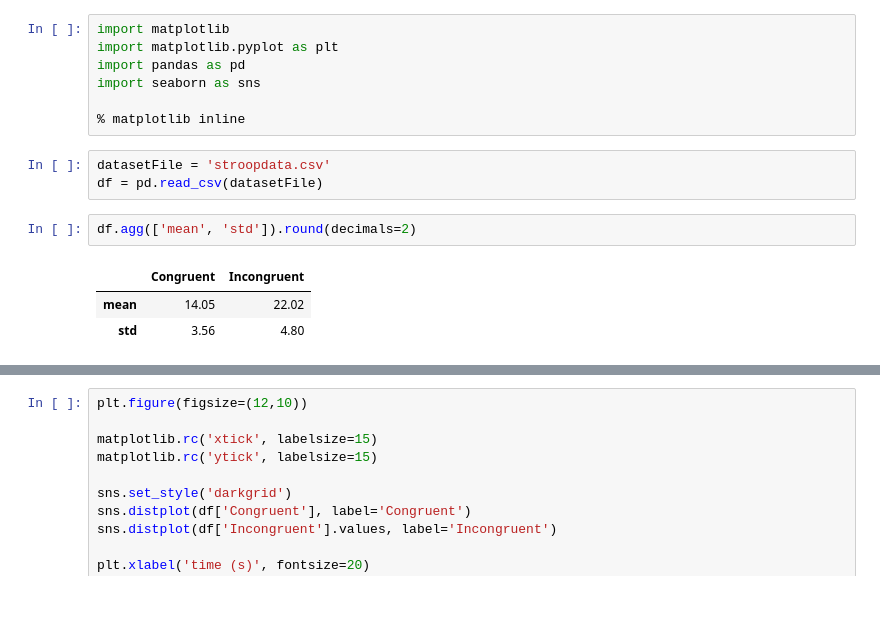
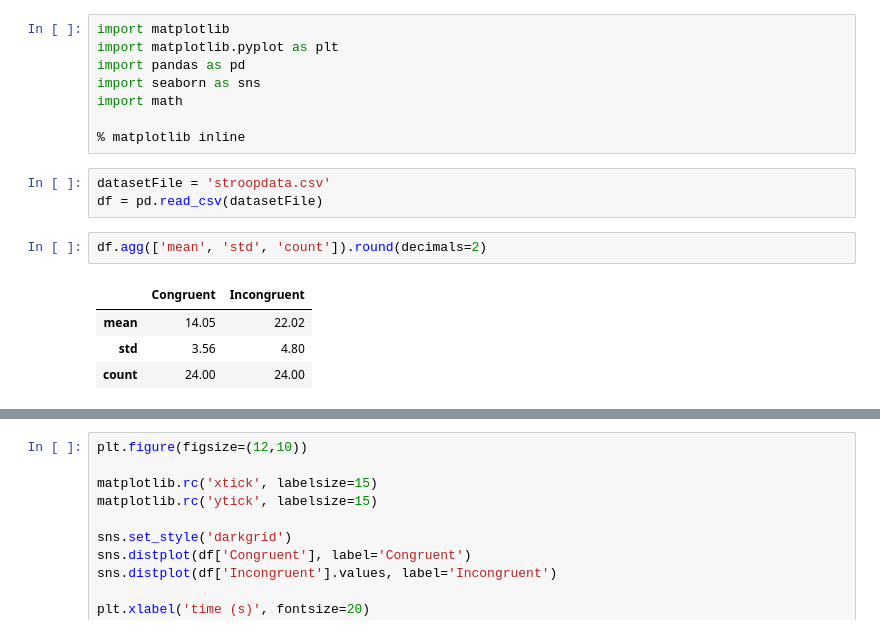
Before and after one commit to Hansastro/Nanodregree_Data_Analyst, a Jupyter notebook: Chapter5/Perceptual_Phenomenon_Project/Perceptual Phenomenon Project.ipynb, the cells around one changed output, grey strips where cells are left out. Saved outputs shown, nothing was run; the diff lists cells and outputs as text; blank space fills up the shorter version.

```diff
--- a/Chapter5/Perceptual_Phenomenon_Project/Perceptual Phenomenon Project.ipynb
+++ b/Chapter5/Perceptual_Phenomenon_Project/Perceptual Phenomenon Project.ipynb
@@ -3,14 +3,16 @@ import matplotlib
 import matplotlib.pyplot as plt
 import pandas as pd
 import seaborn as sns
+import math
 
 % matplotlib inline
 # %%
 datasetFile = 'stroopdata.csv'
 df = pd.read_csv(datasetFile)
 # %%
-df.agg(['mean', 'std']).round(decimals=2)
+df.agg(['mean', 'std', 'count']).round(decimals=2)
 # %% [output]
 |  | Congruent | Incongruent |
 | mean | 14.05 | 22.02 |
 | std | 3.56 | 4.80 |
+| count | 24.00 | 24.00 |
```
Also changed, not shown: parts of 6 cells of this notebook, 2 other files.
